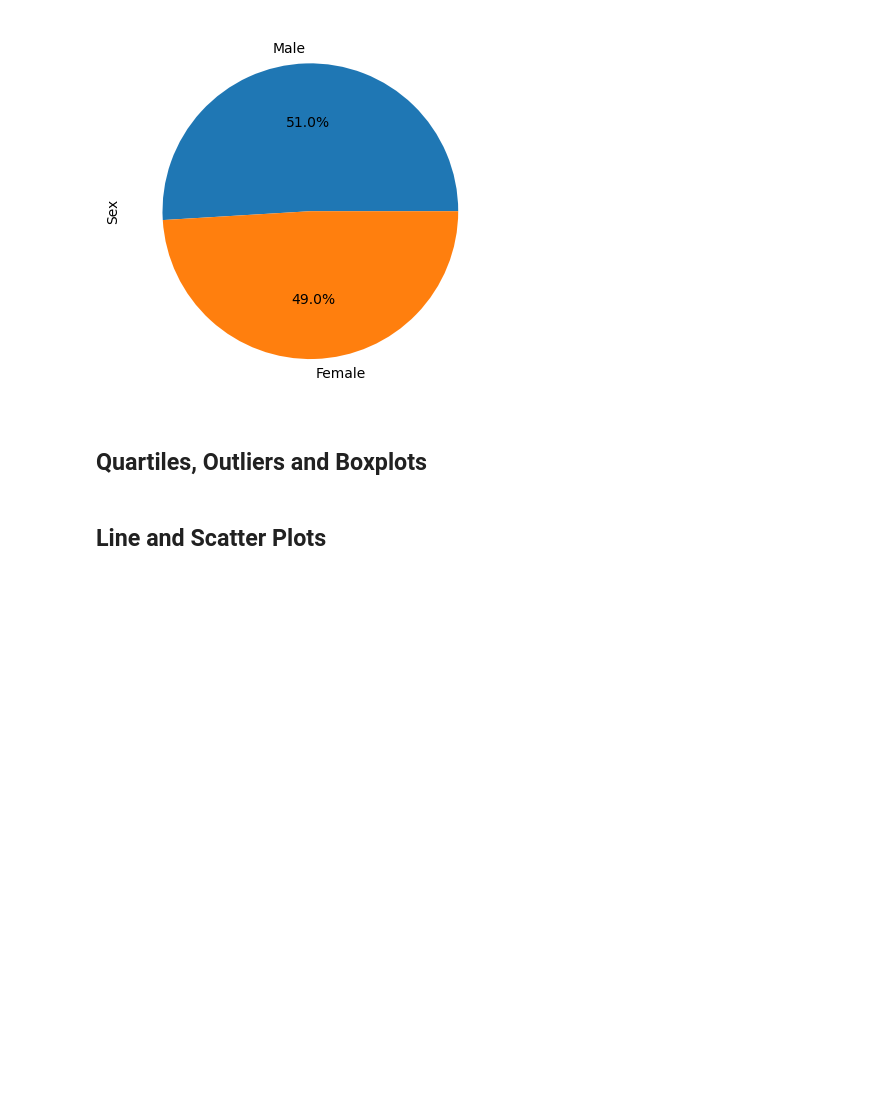
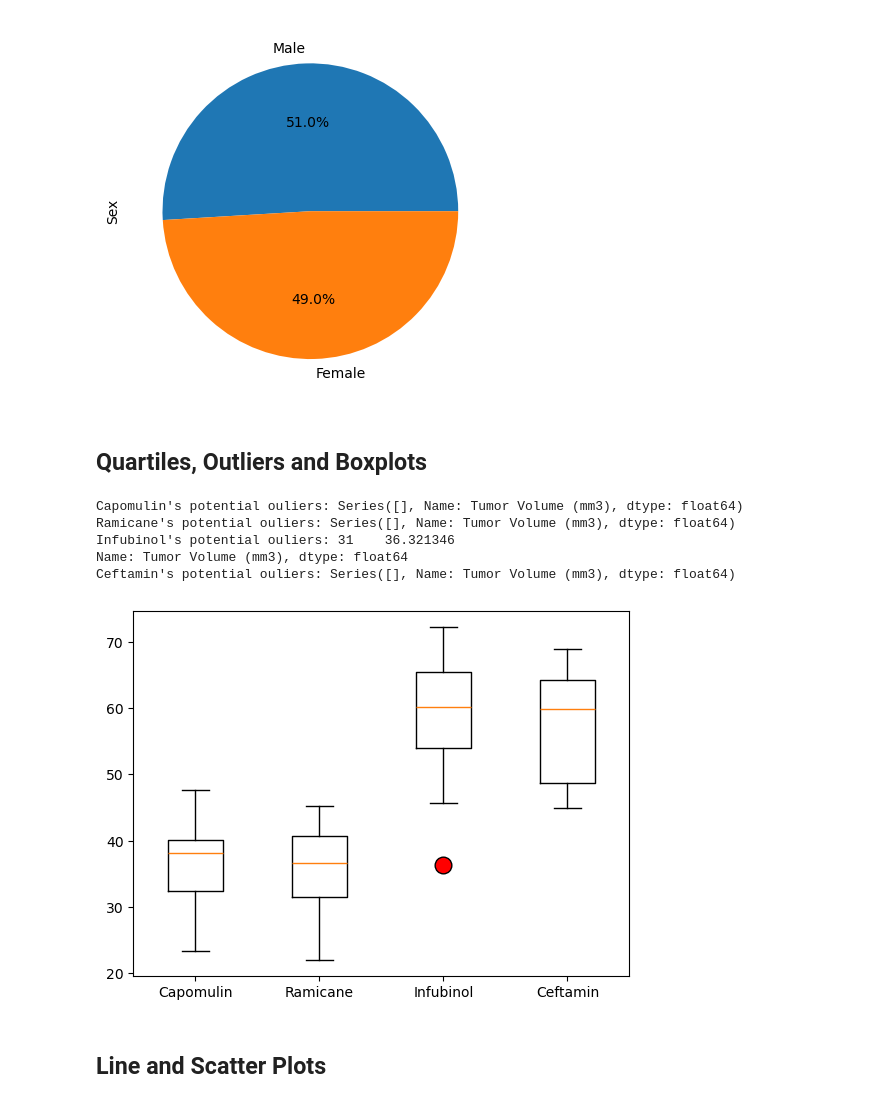
Before and after one commit to jimlhaugen/data-visualization-challenge, a Jupyter notebook: Pymaceuticals/pymaceuticals_starter.ipynb, the cells around one changed output. Saved outputs shown, nothing was run; the diff lists cells and outputs as text; code cells hidden in the pictures; blank space fills up the shorter version.

Commit message:
Completed thru Quartiles, Outliers and Boxplots

```diff
--- a/Pymaceuticals/pymaceuticals_starter.ipynb
+++ b/Pymaceuticals/pymaceuticals_starter.ipynb
@@ -262,23 +257,41 @@ plt.show()
 # Capomulin, Ramicane, Infubinol, and Ceftamin
 
 # Start by getting the last (greatest) timepoint for each mouse
+mouse_timepoint_df = combined_df.groupby(['Mouse ID'], as_index=True, sort=True)['Timepoint'].max()
 
+            # Moving the Mouse ID from index to first column to prep for merge; index resets to 0
+mouse_timepoint_df = mouse_timepoint_df.reset_index()
 
 # Merge this group df with the original DataFrame to get the tumor volume at the last timepoint
+merged_combinied_df = mouse_timepoint_df.merge(combined_df, on=['Mouse ID', 'Timepoint'], how='left')
 # %%
 # Put treatments into a list for for loop (and later for plot labels)
-
+treatments = ['Capomulin', 'Ramicane', 'Infubinol', 'Ceftamin']    # no need to drop other siz drugs
 
 # Create empty list to fill with tumor vol data (for plotting)
-
+subset_accum = []
 
 # Calculate the IQR and quantitatively determine if there are any potential outliers.
-
+for drug in treatments:     # for each drug in list of treatments
 
     # Locate the rows which contain mice on each drug and get the tumor volumes
-
+    per_drug_tumor_vol = merged_combinied_df.loc[merged_combinied_df['Drug Regimen'] == drug, 'Tumor Volume (mm3)']
 
     # add subset
-
+    subset_accum.append(per_drug_tumor_vol)
 
     # Determine outliers using upper and lower bounds
+    quartiles = per_drug_tumor_vol.quantile([0.25, 0.50, 0.75])
+    lowerq = quartiles[0.25]
+    upperq = quartiles[0.75]
+    iqr = upperq - lowerq
+    lower_bound = lowerq - (1.5 * iqr)
+    upper_bound = upperq + (1.5 * iqr)
+    outliers = per_drug_tumor_vol.loc[(per_drug_tumor_vol < lower_bound) | (per_drug_tumor_vol > upper_bound)]
+    print(f"{drug}'s potential ouliers: {outliers}")
+# %% [output]
+Capomulin's potential ouliers: Series([], Name: Tumor Volume (mm3), dtype: float64)
+Ramicane's potential ouliers: Series([], Name: Tumor Volume (mm3), dtype: float64)
+Infubinol's potential ouliers: 31    36.321346
+Name: Tumor Volume (mm3), dtype: float64
+Ceftamin's potential ouliers: Series([], Name: Tumor Volume (mm3), dtype: float64)
@@ -287,3 +298,17 @@ plt.show()
+# %%
+# Generate a box plot that shows the distrubution of the tumor volume for each treatment group.
+fig, ax1 = plt.subplots(figsize=(6.4,4.75))
+
+                # rectangular box plot
+ax1.boxplot(subset_accum,
+            vert=True,               # vertical box alignment
+            patch_artist=False,      # don't fill boxes with color
+            labels=treatments,
+            flierprops={'marker': 'o', 'markersize': 12, 'markerfacecolor': 'red'}   # produces red outlier circle symbol
+           )
+plt.show()
+# %% [output]
+[figure, added]
 # %% [markdown]
 ## Line and Scatter Plots
 # %%
```
Also changed, not shown: parts of 10 cells of this notebook.
